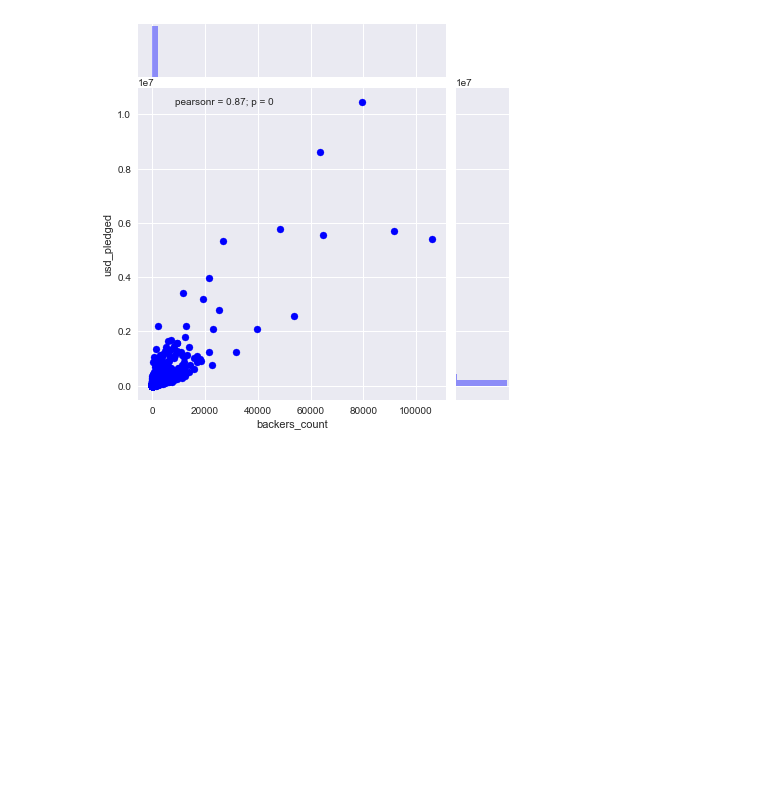
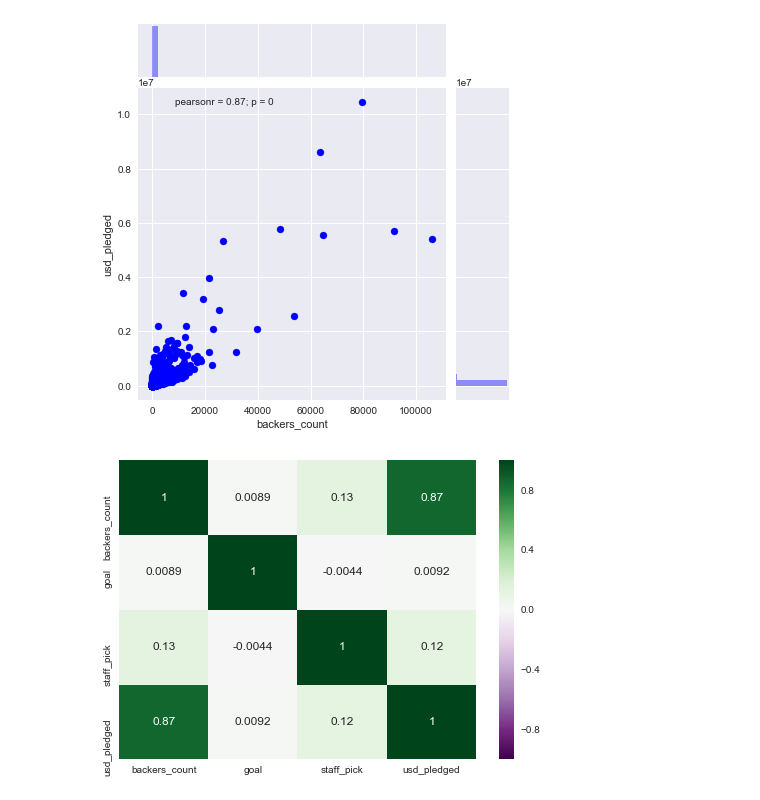
Before and after one commit to NicoleGololobov/Kickstarter, a Jupyter notebook: JupyterK.ipynb, the cells around one changed output. Drawn from its saved outputs; the diff is of its cells as text; code cells hidden in the pictures; blank space fills up the shorter version.

Commit message:
Add files via upload
Add heatmap to Jupyter

```diff
--- a/JupyterK.ipynb
+++ b/JupyterK.ipynb
@@ -45,3 +45,11 @@ sns.jointplot(data=kick_data, x='backers_count', y='usd_pledged', color='b')
 plt.show()
 # %% [output]
 [figure]
+# %%
+# Construct seaborn heatmap to get correlations between attributes
+sns.heatmap(kick_data.corr(), annot=True, cmap='PRGn')
+
+# Show plot
+plt.show()
+# %% [output]
+[figure, added]
```
